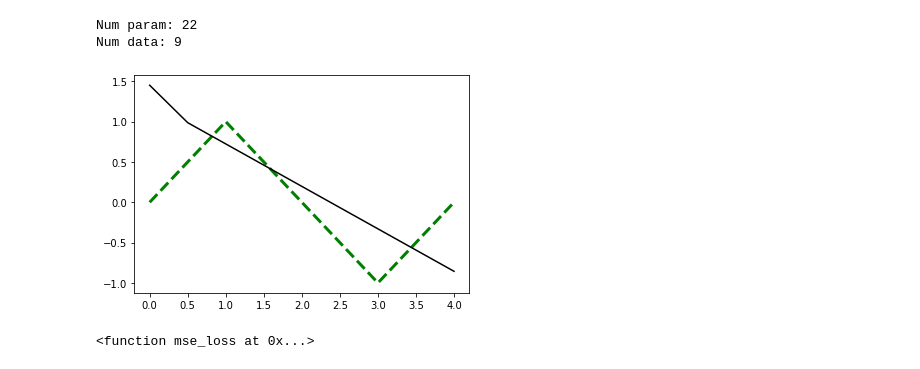
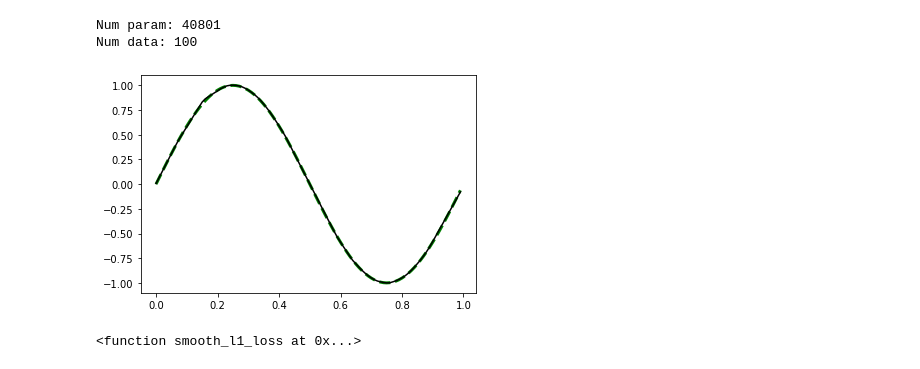
Before and after one commit to EricCousineau-TRI/repro, a Jupyter notebook: python/understand_torch_sgd_and_mlp/mlp_sin.ipynb, the cells around one changed output. Saved outputs shown, nothing was run; the diff lists cells and outputs as text; code cells hidden in the pictures.

```diff
--- a/python/understand_torch_sgd_and_mlp/mlp_sin.ipynb
+++ b/python/understand_torch_sgd_and_mlp/mlp_sin.ipynb
@@ -49,6 +49,8 @@ def seed(value):
     np.random.seed(value)
     torch.manual_seed(value)
 # %%
+activation_cls = nn.Sigmoid
+
 class MLP(nn.Module):
     """Simple Multi-Layer Perceptron."""
     def __init__(
@@ -146,30 +124,20 @@ plot_pwa_via_relu()
 # %%
-# # Parameters.
-# amplitude = 1.0
-# period_sec = 1.0
-# shift_sec = 0.0
-# num_periods = 1.0
-# dt = 0.1
-# count_per_period = int(np.ceil(period_sec / dt))
-# count = num_periods * count_per_period
+# Parameters.
+amplitude = 1.0
+period_sec = 1.0
+shift_sec = 0.0
+num_periods = 1.0
+dt = 0.01
+count_per_period = int(np.ceil(period_sec / dt))
+count = num_periods * count_per_period
 
 with torch.no_grad():
-    # t = torch.arange(count) * dt
-    t = torch.linspace(0, 4.0, 9)
-
-# def waveform(t):
-#     omega = 2 * np.pi / period_sec
-#     x = omega * (t + shift_sec)
-#     return amplitude * torch.sin(x)
-
-# def waveform(t):
-#     c = 2.0
-#     return c * t
+    t = torch.arange(count) * dt
 
 def waveform(t):
-    # Simple sawtooth wave.
-    y = F.relu(t) - 2 * F.relu(t - 1) + 2 * F.relu(t - 3)
-    return y
+    omega = 2 * np.pi / period_sec
+    x = omega * (t + shift_sec)
+    return amplitude * torch.sin(x)
 # %%
 plt.plot(t.numpy(), waveform(t).detach().numpy(), 'x')
 # %% [output]
@@ -361,7 +291,7 @@ Num data: 9
 # %%
-fit(perturb(make_model(), 1.0), partial(RMSprop, lr=0.001), show_table=False, num_epochs=100)
+fit(make_model(num_hidden_units=200), partial(Adam, lr=0.01), loss_fn=F.smooth_l1_loss, num_epochs=150, show_table=False)
 # %% [output]
-Num param: 22
-Num data: 9
+Num param: 40801
+Num data: 100
-[figure, old version]
+[figure, new version]
-<function mse_loss at 0x...>
+<function smooth_l1_loss at 0x...>
```
Also changed, not shown: parts of 17 cells of this notebook.
